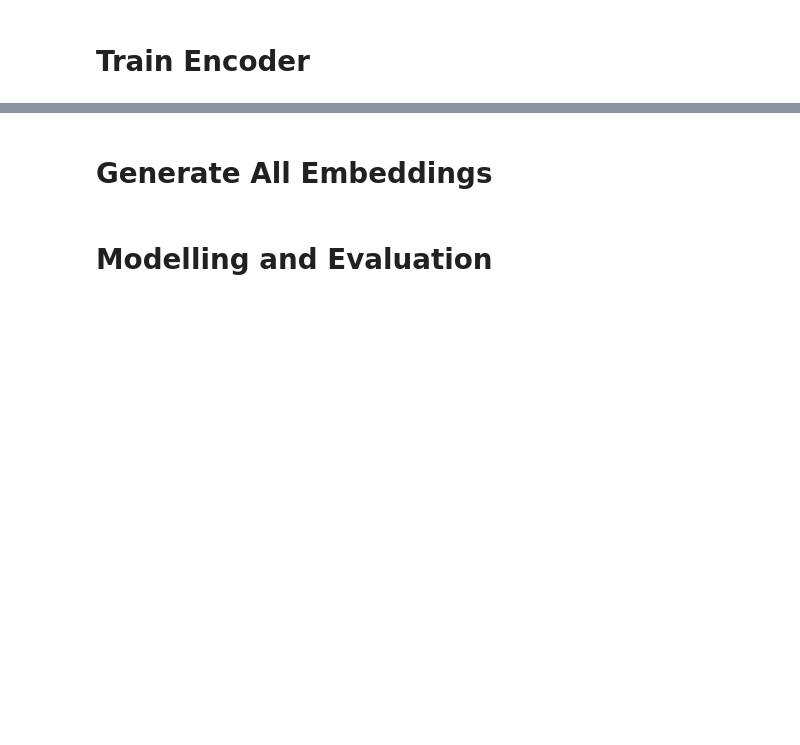
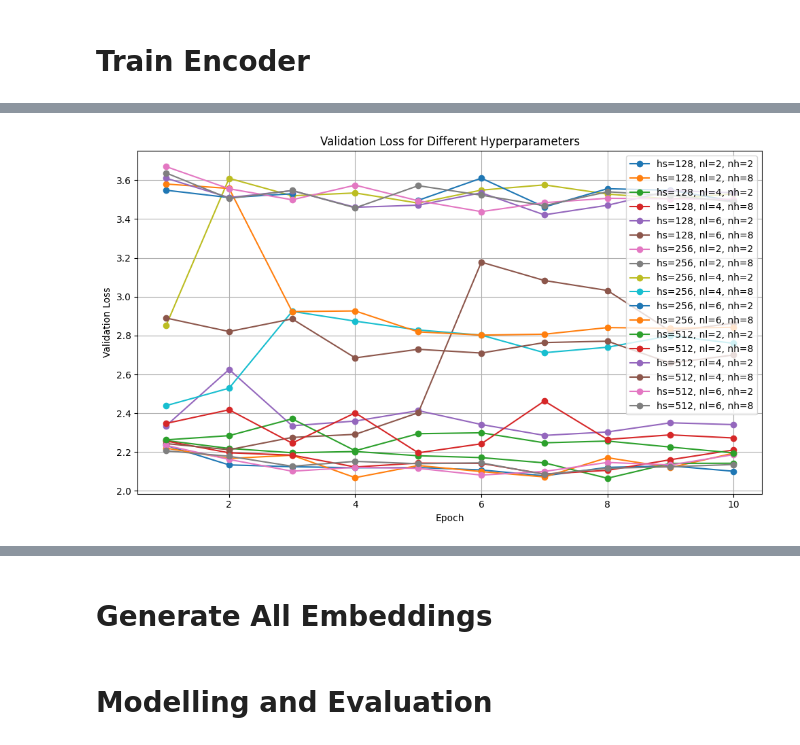
Before and after one commit to lunamk1/lab3-2, a Jupyter notebook: code/lab3-2.ipynb, the cells around one changed output, grey strips where cells are left out. Drawn from its saved outputs; the diff is of its cells as text; code cells hidden in the pictures; blank space fills up the shorter version.

Commit message:
new hyperparameter tuning, plot, and stability check

```diff
--- a/code/lab3-2.ipynb
+++ b/code/lab3-2.ipynb
@@ -13,7 +13,11 @@ from train_encoder import train_bert
 # %% [markdown]
 # Train Encoder
 # %%
-# Load the podcast text data
+import torch
+import itertools
+import matplotlib.pyplot as plt
+
+# load in podcast data
 data_path = "/ocean/projects/mth240012p/shared/data"
 raw_text_path = os.path.join(data_path, "raw_text.pkl")
 
@@ -22,44 +26,35 @@ with open(raw_text_path, "rb") as f:
 
 print(f"Loaded {len(raw_text)} podcast stories")
 
-# Flatten all the words from all stories into a single list
+# flatten all the words from all stories into a single list
 all_sentences = []
 for story in raw_text.values():
     all_sentences.extend(story.data)
 
-# Tokenizer & Dataset
+# tokenizer and dataset
 tokenizer = BertTokenizerFast.from_pretrained("bert-base-uncased")
 dataset = TextDataset(all_sentences, tokenizer, max_len=32)
 dataloader = DataLoader(dataset, batch_size=32, shuffle=True)
 
-# Create encoder model
 device = "cuda" if torch.cuda.is_available() else "cpu"
-# encoder = Encoder(vocab_size=tokenizer.vocab_size)
-# encoder = encoder.to(device)
 
-import torch
-import itertools
-import matplotlib.pyplot as plt
-
-# Fixed settings
+# fixed settings
 lr = 3e-4
-epochs = 15
-batch_size = 32
-num_heads = 4
+epochs = 10
 intermediate_size = 512
 
-# Things to tune
+# parameters to tune
 hidden_sizes = [128, 256, 512]
 num_layers_list = [2, 4, 6]
+num_heads_list = [2, 8]
 
-# Store results
 results = {}
 
-# Loop over all combinations
-for hidden_size, num_layers in itertools.product(hidden_sizes, num_layers_list):
-    print(f"Training model with hidden_size={hidden_size}, num_layers={num_layers}")
+# looping over all combinations
+for hidden_size, num_layers, num_heads in itertools.product(hidden_sizes, num_layers_list, num_heads_list):
+    print(f"Training model with hidden_size={hidden_size}, num_layers={num_layers}, num_heads={num_heads}")
 
-    # Initialize new encoder
+    # create new encoder
     encoder = Encoder(
         vocab_size=tokenizer.vocab_size,
         hidden_size=hidden_size,
@@ -70,7 +65,7 @@ for hidden_size, num_layers in itertools.product(hidden_sizes, num_layers_list):
     )
     encoder = encoder.to(device)
 
-    # Train and get losses
+    # train and get train/val losses
     train_losses, val_losses = train_bert(
         model=encoder,
         dataloader=dataloader,
@@ -80,21 +75,22 @@ for hidden_size, num_layers in itertools.product(hidden_sizes, num_layers_list):
         device=device
     )
 
-    # Save
-    results[(hidden_size, num_layers)] = {
+    # save losses
+    results[(hidden_size, num_layers, num_heads)] = {
         'train_losses': train_losses,
         'val_losses': val_losses
     }
 
+
 print("Finished hyperparameter tuning!")
 
 
-# Plot validation loss curves for all runs
+# plot validation loss curves for all runs
 plt.figure(figsize=(10, 6))
 
-for (hidden_size, num_layers), losses in results.items():
+for (hidden_size, num_layers, num_heads), losses in results.items():
     val_losses = losses['val_losses']
-    label = f"hs={hidden_size}, nl={num_layers}"
+    label = f"hs={hidden_size}, nl={num_layers}, nh={num_heads}"  # <-- add num_heads to label
     plt.plot(range(1, len(val_losses)+1), val_losses, marker='o', label=label)
 
 plt.xlabel('Epoch')
@@ -125 +121,2 @@ Epoch [1/15], Train Loss: 2.4436, Val Loss: 2.3025
+[figure, added]
 # %%
```
Also changed, not shown: parts of 7 cells of this notebook, 3 other files.
